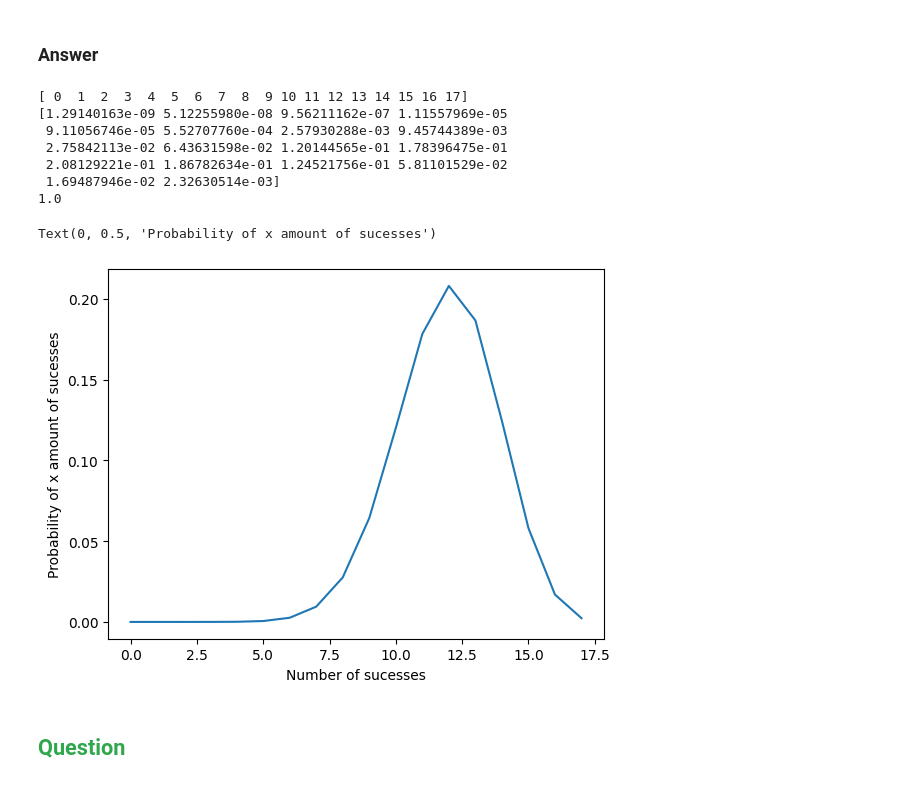
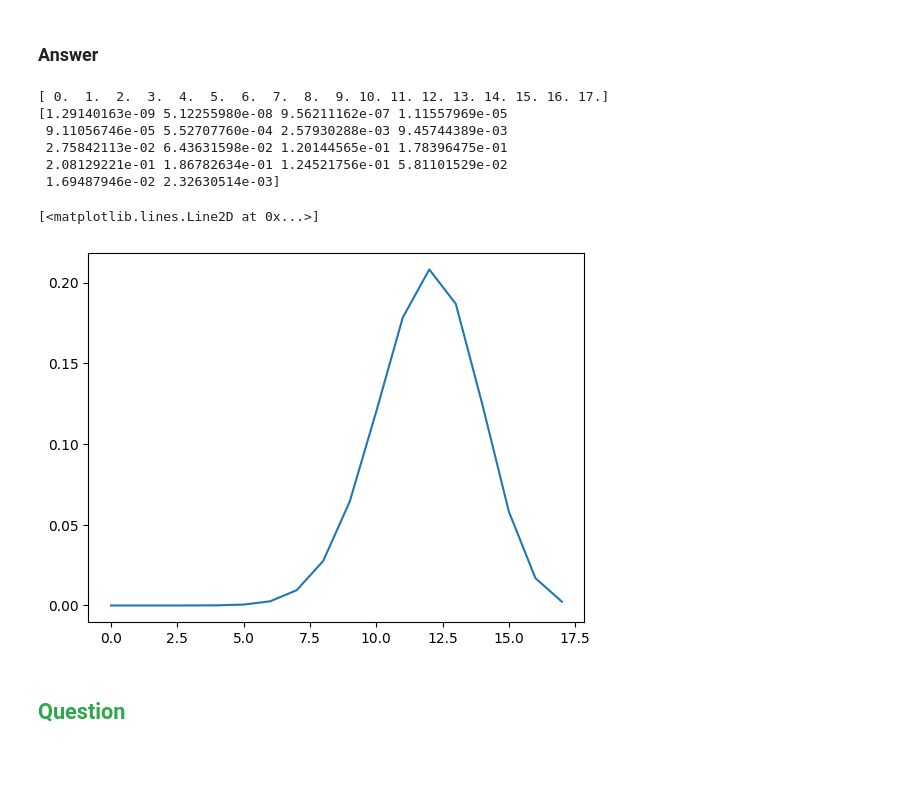
Before and after one commit to BHW270/PPPS_tutorials, a Jupyter notebook: Chapter3/Chapter3_yourturn.ipynb, the cells around one changed output. Cells and saved outputs as stored; diff of their text form; code cells hidden in the pictures.

```diff
--- a/Chapter3/Chapter3_yourturn.ipynb
+++ b/Chapter3/Chapter3_yourturn.ipynb
@@ -65,37 +57,26 @@ Probability of at most 2 being accepted is 0.8369199999999997
 What does the binomial distribution look like if the probability of success in $N=17$ trials is $\theta = 0.7$?
 # %% [markdown]
 ### Answer
-# %%
-trials = 17
-prob_sucess = 0.7
-
-#the area of the graph should add to 1
-#y is the probability of that trials being sucsessful
-#x is the number of sucessful trials
-
-import numpy as np
-x= np.arange(0,17+1) #np.arange stops one before due to starting from zero
-y = binom.pmf(x,trials,prob_sucess)
-print(x)
-print(y)
-#check y adds to 1
-tot_y = np.sum(y)
-print(tot_y)
-
-from matplotlib import pyplot as plt
-plt.plot(x,y)
-plt.xlabel("Number of sucesses")
-plt.ylabel("Probability of x amount of sucesses")
-# %% [output]
-[ 0  1  2  3  4  5  6  7  8  9 10 11 12 13 14 15 16 17]
-[1.29140163e-09 5.12255980e-08 9.56211162e-07 1.11557969e-05
- 9.11056746e-05 5.52707760e-04 2.57930288e-03 9.45744389e-03
- 2.75842113e-02 6.43631598e-02 1.20144565e-01 1.78396475e-01
- 2.08129221e-01 1.86782634e-01 1.24521756e-01 5.81101529e-02
- 1.69487946e-02 2.32630514e-03]
-1.0
-Text(0, 0.5, 'Probability of x amount of sucesses')
-[figure, removed]
+# %%
+N= 17
+P = 0.7
+import numpy as np
+x = np.linspace(0,N,N+1)
+y = binom.pmf(x,N,P)
+print(x)
+print(y)
+
+import matplotlib.pyplot as plt
+plt.plot(x,y)
+# %% [output]
+[ 0.  1.  2.  3.  4.  5.  6.  7.  8.  9. 10. 11. 12. 13. 14. 15. 16. 17.]
+[1.29140163e-09 5.12255980e-08 9.56211162e-07 1.11557969e-05
+ 9.11056746e-05 5.52707760e-04 2.57930288e-03 9.45744389e-03
+ 2.75842113e-02 6.43631598e-02 1.20144565e-01 1.78396475e-01
+ 2.08129221e-01 1.86782634e-01 1.24521756e-01 5.81101529e-02
+ 1.69487946e-02 2.32630514e-03]
+[<matplotlib.lines.Line2D at 0x...>]
+[figure, added]
 # %% [markdown]
 ## <font color=#30a64d> Question </font>
 # %% [markdown]
```
Also changed, not shown: parts of 4 cells of this notebook.
